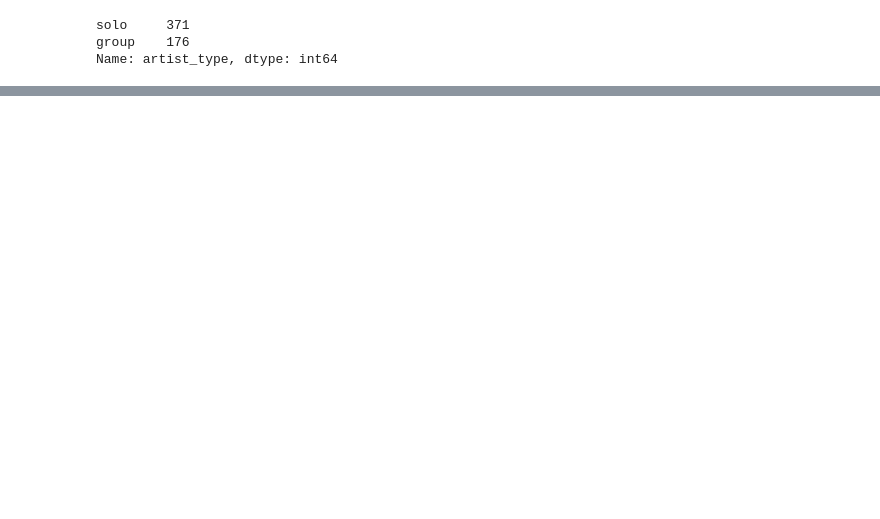
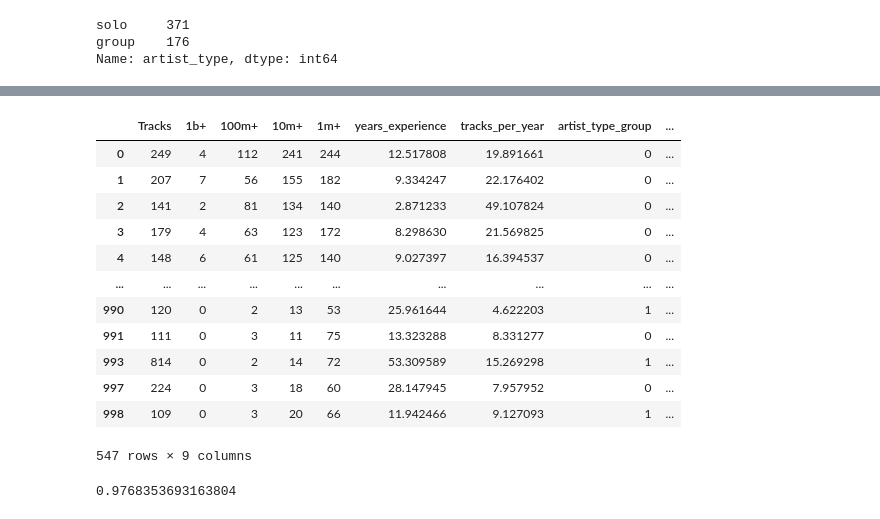
Before and after one commit to rexmoss/lotyrex-finalproject, a Jupyter notebook: finalproject.ipynb, the cells around one changed output, grey strips where cells are left out. Cells and saved outputs as stored; diff of their text form; code cells hidden in the pictures; blank space fills up the shorter version.

Commit message:
built linear regression model

```diff
--- a/finalproject.ipynb
+++ b/finalproject.ipynb
@@ -221,0 +178,8 @@ See the caveats in the documentation: https://pandas.pydata.org/pandas-docs/stab
+# %%
+# building a  linear regression model
+from sklearn.linear_model import LinearRegression
+
+#
+x = df.drop(['Performer', 'debut', 'Lead_Streams'],axis=1)
+#
+y = df.Lead_Streams
@@ -221,0 +202,32 @@ See the caveats in the documentation: https://pandas.pydata.org/pandas-docs/stab
+# %%
+x = pd.get_dummies(data = x, columns = ['artist_type'])
+
+x
+# %% [output]
+|  | Tracks | 1b+ | 100m+ | 10m+ | 1m+ | years_experience | tracks_per_year | artist_type_group | ... |
+| 0 | 249 | 4 | 112 | 241 | 244 | 12.517808 | 19.891661 | 0 | ... |
+| 1 | 207 | 7 | 56 | 155 | 182 | 9.334247 | 22.176402 | 0 | ... |
+| 2 | 141 | 2 | 81 | 134 | 140 | 2.871233 | 49.107824 | 0 | ... |
+| 3 | 179 | 4 | 63 | 123 | 172 | 8.298630 | 21.569825 | 0 | ... |
+| 4 | 148 | 6 | 61 | 125 | 140 | 9.027397 | 16.394537 | 0 | ... |
+| ... | ... | ... | ... | ... | ... | ... | ... | ... | ... |
+| 990 | 120 | 0 | 2 | 13 | 53 | 25.961644 | 4.622203 | 1 | ... |
+| 991 | 111 | 0 | 3 | 11 | 75 | 13.323288 | 8.331277 | 0 | ... |
+| 993 | 814 | 0 | 2 | 14 | 72 | 53.309589 | 15.269298 | 1 | ... |
+| 997 | 224 | 0 | 3 | 18 | 60 | 28.147945 | 7.957952 | 0 | ... |
+| 998 | 109 | 0 | 3 | 20 | 66 | 11.942466 | 9.127093 | 1 | ... |
+547 rows × 9 columns
+# %%
+from sklearn.metrics import mean_squared_error, r2_score
+from sklearn.neighbors import KNeighborsRegressor
+from sklearn.model_selection import train_test_split, cross_val_score
+
+x_train, x_test, y_train, y_test = train_test_split(x, y, test_size = .2, random_state=801)
+
+lm = LinearRegression()
+lm.fit(x_train, y_train)
+yhat_test = lm.predict(x_test)
+mse_lm_tt = mean_squared_error(y_test, yhat_test)
+print(r2_score(y_test, yhat_test))
+# %% [output]
+0.9768353693163804
```
Also changed, not shown: parts of 16 cells of this notebook.
